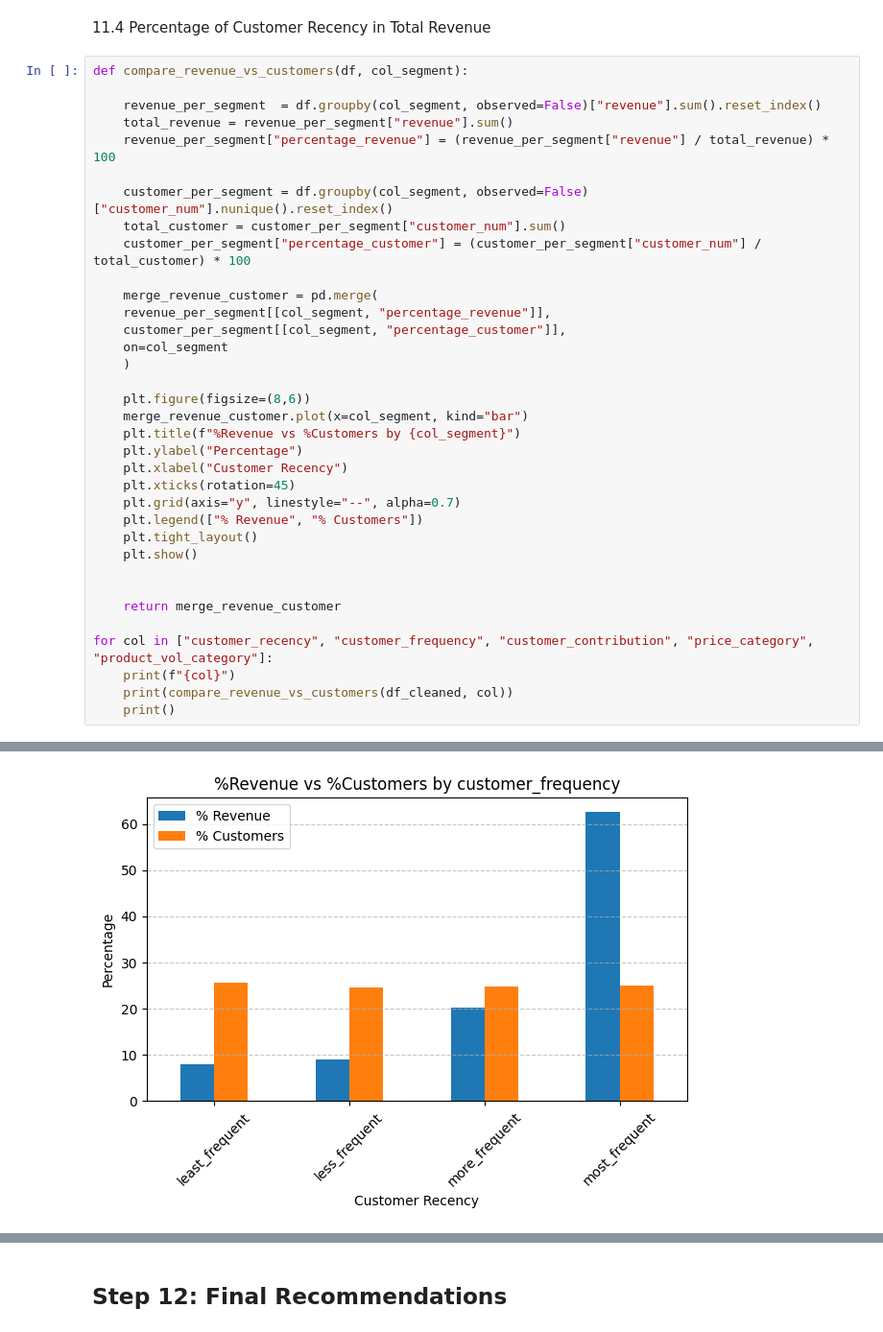
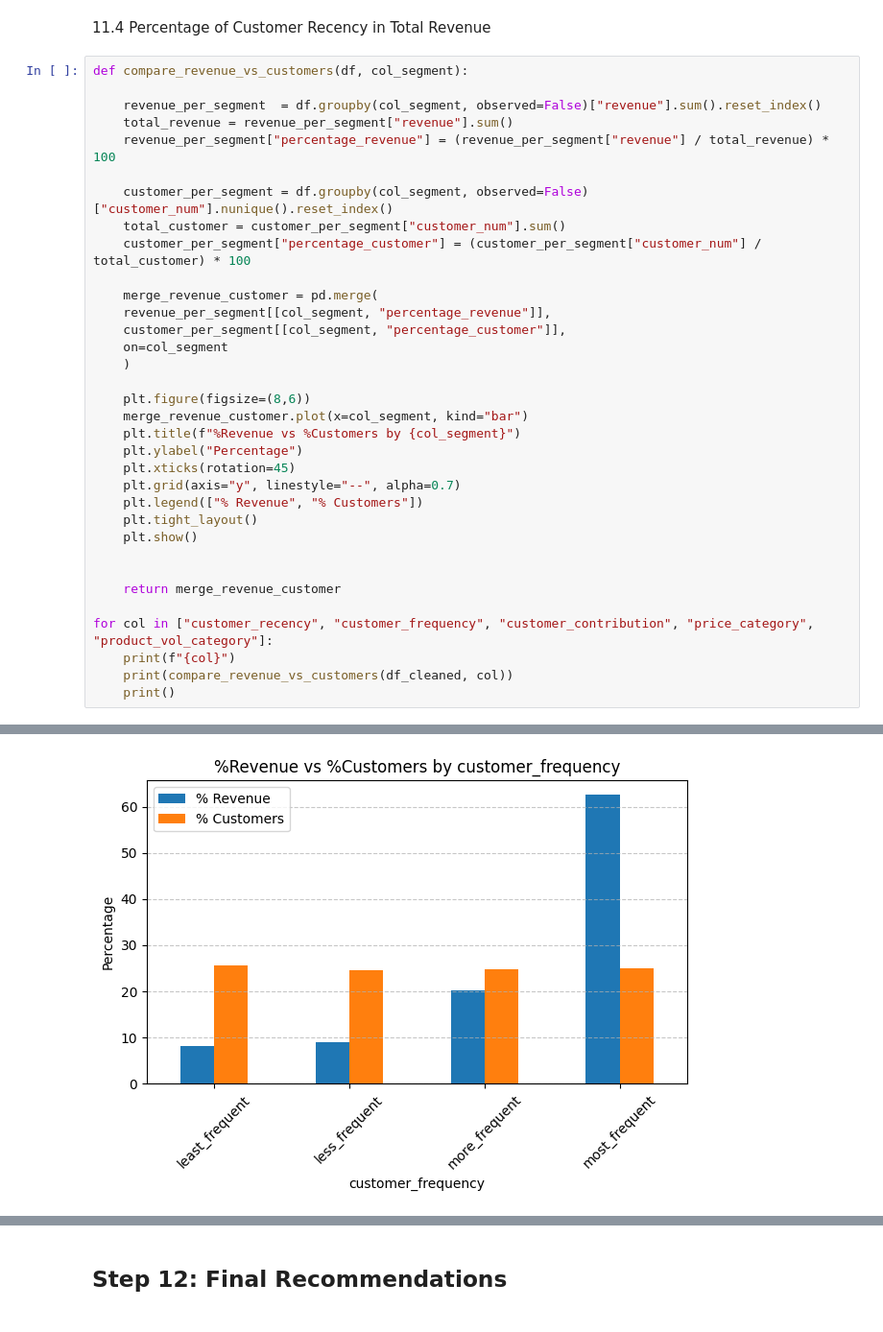
Before and after one commit to RammySubiate/e-commerce-data-analysis, a Jupyter notebook: notebooks/analysis.ipynb, the cells around one changed output, grey strips where cells are left out. Shown: that part at 96% size. Saved outputs shown, nothing was run; the diff lists cells and outputs as text.

```diff
--- a/notebooks/analysis.ipynb
+++ b/notebooks/analysis.ipynb
@@ -759,35 +759,34 @@ def compare_revenue_vs_customers(df, col_segment):
 
     plt.figure(figsize=(8,6))
     merge_revenue_customer.plot(x=col_segment, kind="bar")
     plt.title(f"%Revenue vs %Customers by {col_segment}")
     plt.ylabel("Percentage")
-    plt.xlabel("Customer Recency")
     plt.xticks(rotation=45)
     plt.grid(axis="y", linestyle="--", alpha=0.7)
     plt.legend(["% Revenue", "% Customers"])
     plt.tight_layout()
     plt.show()
 
 
     return merge_revenue_customer
 
 for col in ["customer_recency", "customer_frequency", "customer_contribution", "price_category", "product_vol_category"]:
     print(f"{col}")
     print(compare_revenue_vs_customers(df_cleaned, col))
     print()
 # %% [output]
 customer_recency
 <Figure size 800x600 with 0 Axes>
 [figure]
   customer_recency  percentage_revenue  percentage_customer
 0      most_active           54.444643            25.943196
 1      more_active           22.924934            24.459517
 2      less_active           14.074539            24.586689
 3     least_active            8.555884            25.010598
 
 customer_frequency
 <Figure size 800x600 with 0 Axes>
-[figure, old version]
+[figure, new version]
   customer_frequency  percentage_revenue  percentage_customer
 0     least_frequent            8.058489            25.604070
 1      less_frequent            9.083429            24.629080
```
Also changed, not shown: parts of 7 cells of this notebook, 9 other files.
